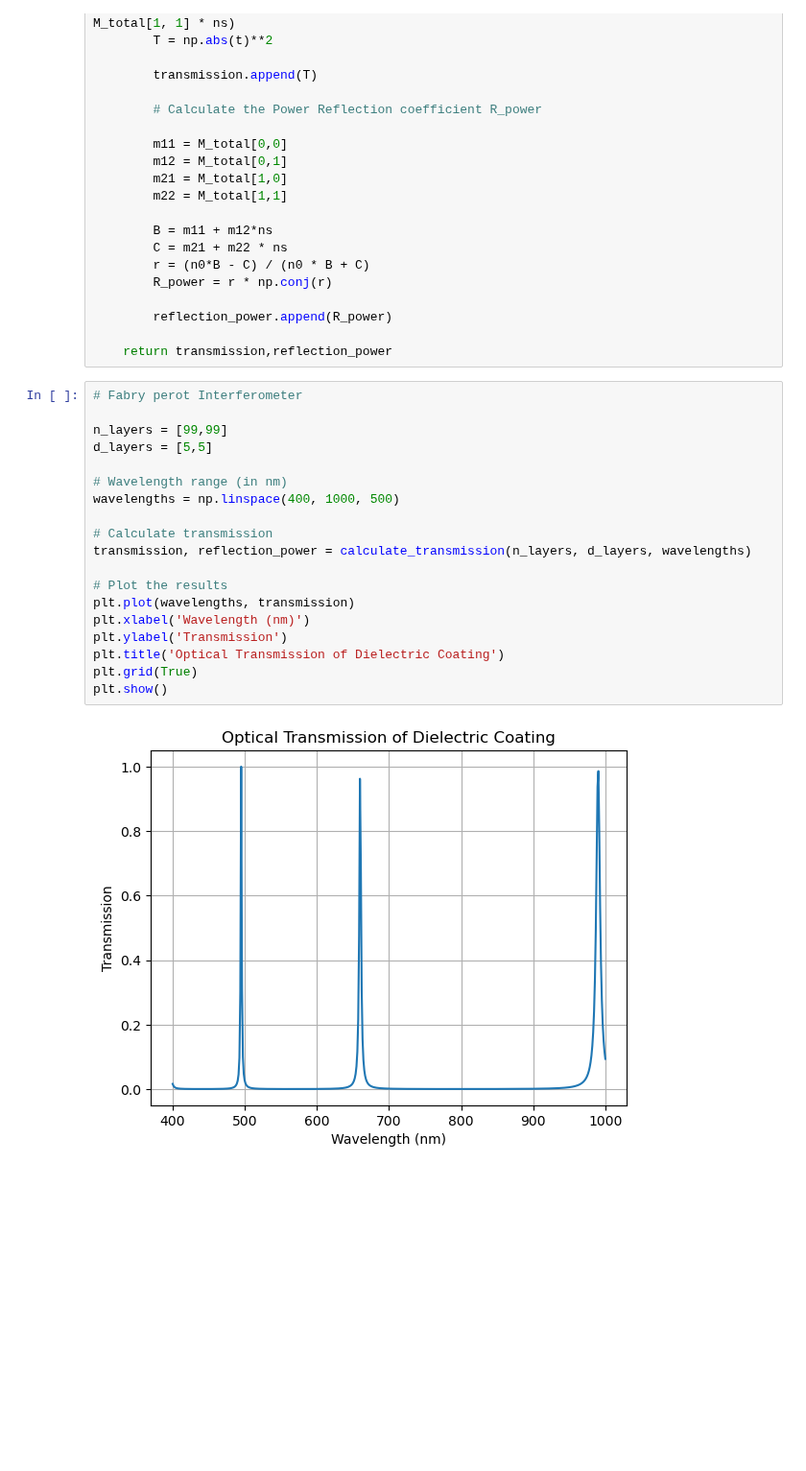
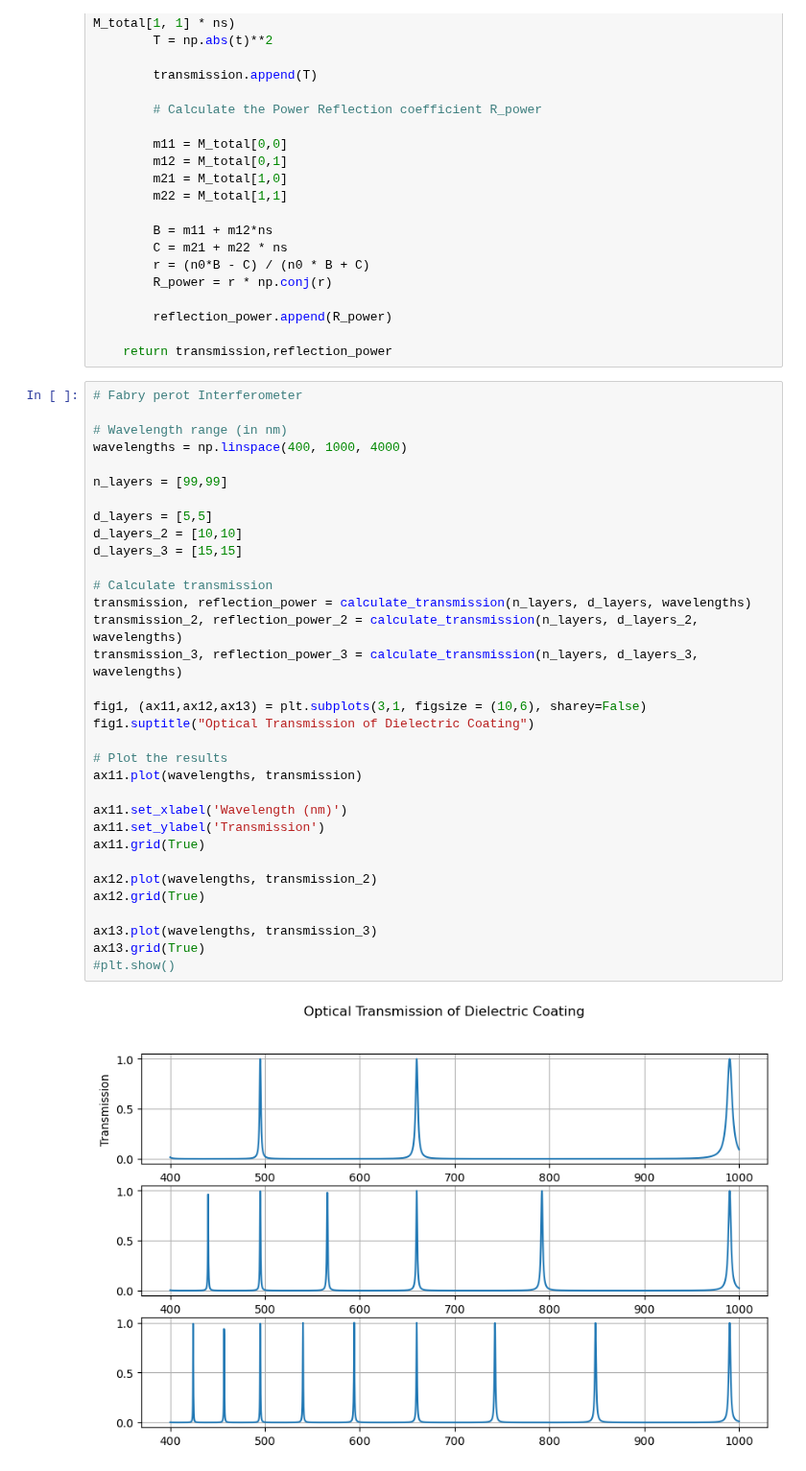
Before and after one commit to tacticstactics/Optical_thin_film_coating, a Jupyter notebook: Transfer-Matirx-Method.ipynb, the cells around one changed output. Shown at 96% size. Cells and saved outputs as stored; diff of their text form; blank space fills up the shorter version.

```diff
--- a/Transfer-Matirx-Method.ipynb
+++ b/Transfer-Matirx-Method.ipynb
@@ -56,24 +56,38 @@ def calculate_transmission(n_layers, d_layers, wavelengths):
         reflection_power.append(R_power)
 
     return transmission,reflection_power
-# %%
-# Fabry perot Interferometer
-
-n_layers = [99,99]
-d_layers = [5,5]
-
-# Wavelength range (in nm)
-wavelengths = np.linspace(400, 1000, 500)
-
-# Calculate transmission
-transmission, reflection_power = calculate_transmission(n_layers, d_layers, wavelengths)
-
-# Plot the results
-plt.plot(wavelengths, transmission)
-plt.xlabel('Wavelength (nm)')
-plt.ylabel('Transmission')
-plt.title('Optical Transmission of Dielectric Coating')
-plt.grid(True)
-plt.show()
-# %% [output]
-[figure, removed]
+# %%
+# Fabry perot Interferometer
+
+# Wavelength range (in nm)
+wavelengths = np.linspace(400, 1000, 4000)
+
+n_layers = [99,99]
+
+d_layers = [5,5]
+d_layers_2 = [10,10]
+d_layers_3 = [15,15]
+
+# Calculate transmission
+transmission, reflection_power = calculate_transmission(n_layers, d_layers, wavelengths)
+transmission_2, reflection_power_2 = calculate_transmission(n_layers, d_layers_2, wavelengths)
+transmission_3, reflection_power_3 = calculate_transmission(n_layers, d_layers_3, wavelengths)
+
+fig1, (ax11,ax12,ax13) = plt.subplots(3,1, figsize = (10,6), sharey=False)
+fig1.suptitle("Optical Transmission of Dielectric Coating")
+
+# Plot the results
+ax11.plot(wavelengths, transmission)
+
+ax11.set_xlabel('Wavelength (nm)')
+ax11.set_ylabel('Transmission')
+ax11.grid(True)
+
+ax12.plot(wavelengths, transmission_2)
+ax12.grid(True)
+
+ax13.plot(wavelengths, transmission_3)
+ax13.grid(True)
+#plt.show()
+# %% [output]
+[figure, added]
```
Also changed, not shown: parts of 5 cells of this notebook.
